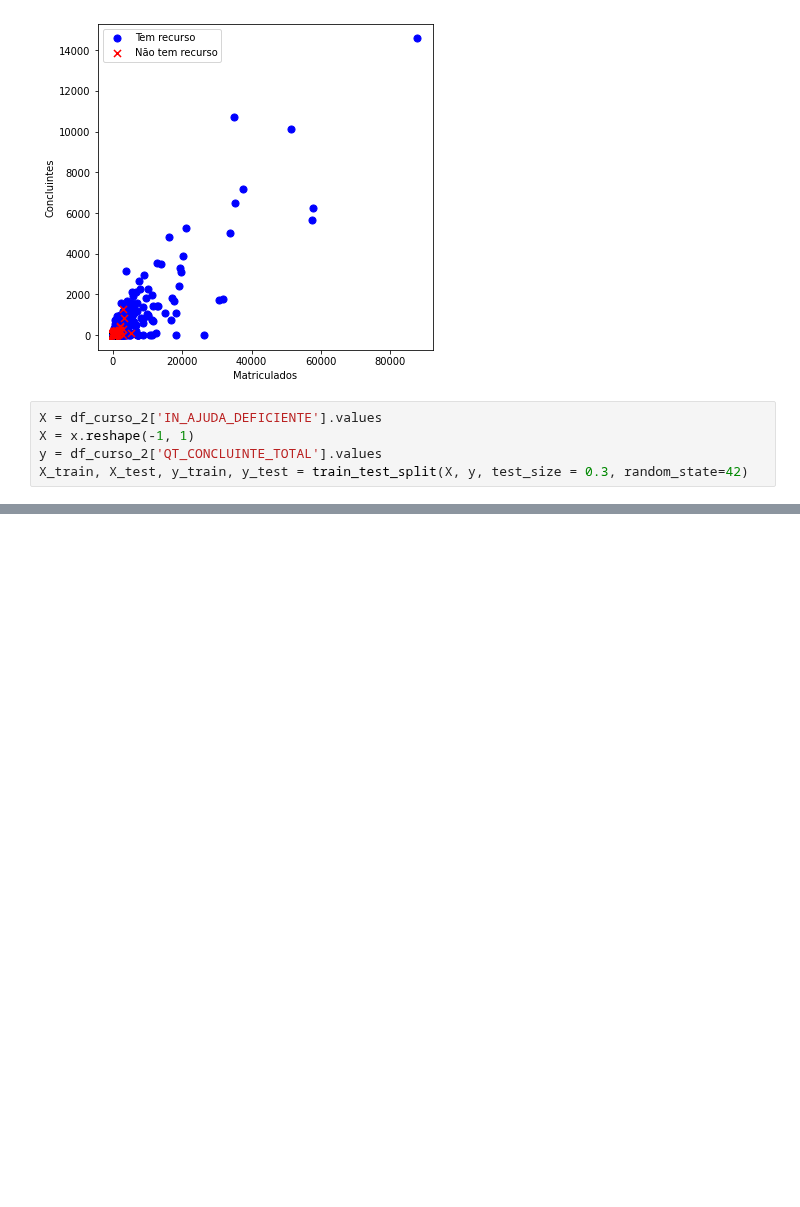
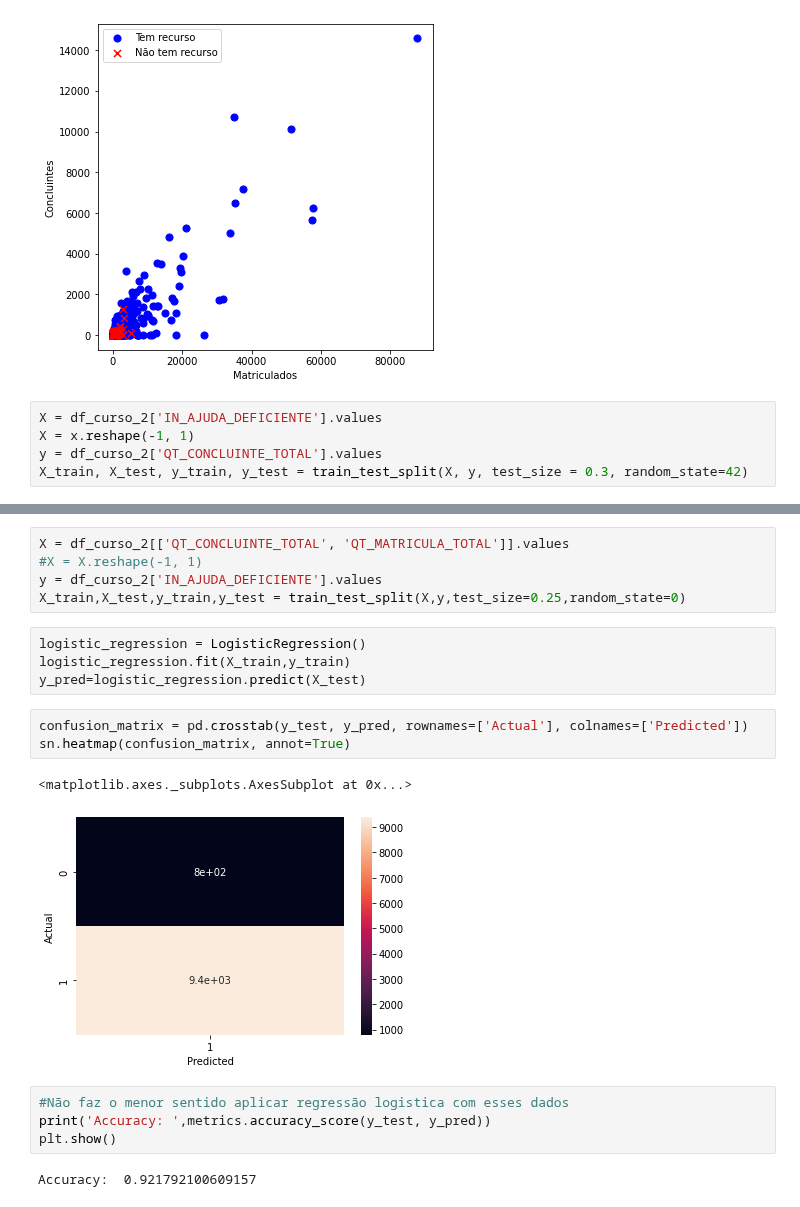
Before and after one commit to roxacarv/edulearn, a Jupyter notebook: Regressão_logistica.ipynb, the cells around one changed output, grey strips where cells are left out. Saved outputs shown, nothing was run; the diff lists cells and outputs as text; blank space fills up the shorter version.

Commit message:
Testando a regressão logistica para os recursos

```diff
--- a/Regressão_logistica.ipynb
+++ b/Regressão_logistica.ipynb
@@ -100,0 +53,21 @@ ValueError: ignored
+# %%
+X = df_curso_2[['QT_CONCLUINTE_TOTAL', 'QT_MATRICULA_TOTAL']].values
+#X = X.reshape(-1, 1)
+y = df_curso_2['IN_AJUDA_DEFICIENTE'].values
+X_train,X_test,y_train,y_test = train_test_split(X,y,test_size=0.25,random_state=0)
+# %%
+logistic_regression = LogisticRegression()
+logistic_regression.fit(X_train,y_train)
+y_pred=logistic_regression.predict(X_test)
+# %%
+confusion_matrix = pd.crosstab(y_test, y_pred, rownames=['Actual'], colnames=['Predicted'])
+sn.heatmap(confusion_matrix, annot=True)
+# %% [output]
+<matplotlib.axes._subplots.AxesSubplot at 0x...>
+[figure, added]
+# %%
+#Não faz o menor sentido aplicar regressão logistica com esses dados
+print('Accuracy: ',metrics.accuracy_score(y_test, y_pred))
+plt.show()
+# %% [output]
+Accuracy:  0.921792100609157
```
Also changed, not shown: parts of 13 cells of this notebook.
